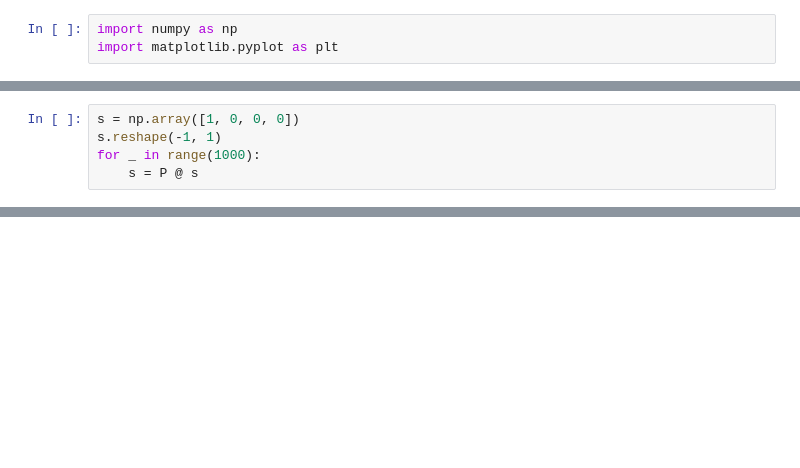
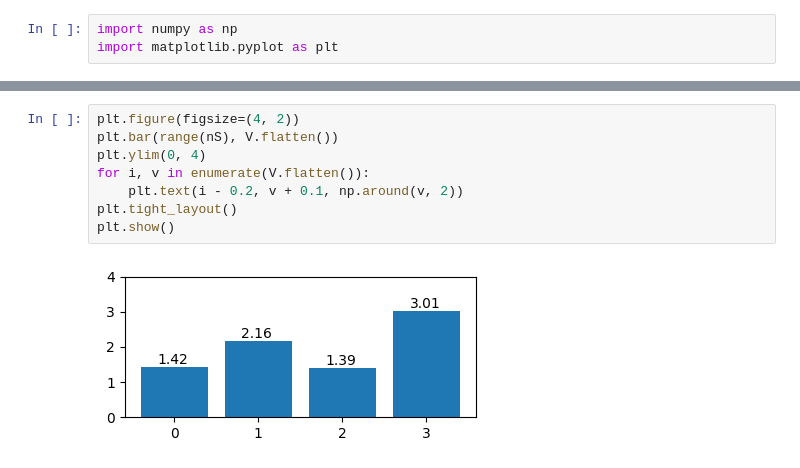
Before and after one commit to sergiorozada12/rl-basics, a Jupyter notebook: 2_markov_reward_process.ipynb, the cells around one changed output, grey strips where cells are left out. Cells and saved outputs as stored; diff of their text form; blank space fills up the shorter version.

```diff
--- a/2_markov_reward_process.ipynb
+++ b/2_markov_reward_process.ipynb
@@ -33,5 +16,0 @@ array([[1.000e-04, 8.100e-03, 8.100e-03, 8.100e-03],
-# %%
-s = np.array([1, 0, 0, 0])
-s.reshape(-1, 1)
-for _ in range(1000):
-    s = P @ s
@@ -55,0 +39,10 @@ array([[2.67353541],
+# %%
+plt.figure(figsize=(4, 2))
+plt.bar(range(nS), V.flatten())
+plt.ylim(0, 4)
+for i, v in enumerate(V.flatten()):
+    plt.text(i - 0.2, v + 0.1, np.around(v, 2))
+plt.tight_layout()
+plt.show()
+# %% [output]
+[figure, added]
```
Also changed, not shown: parts of 18 cells of this notebook, 1 other file.
